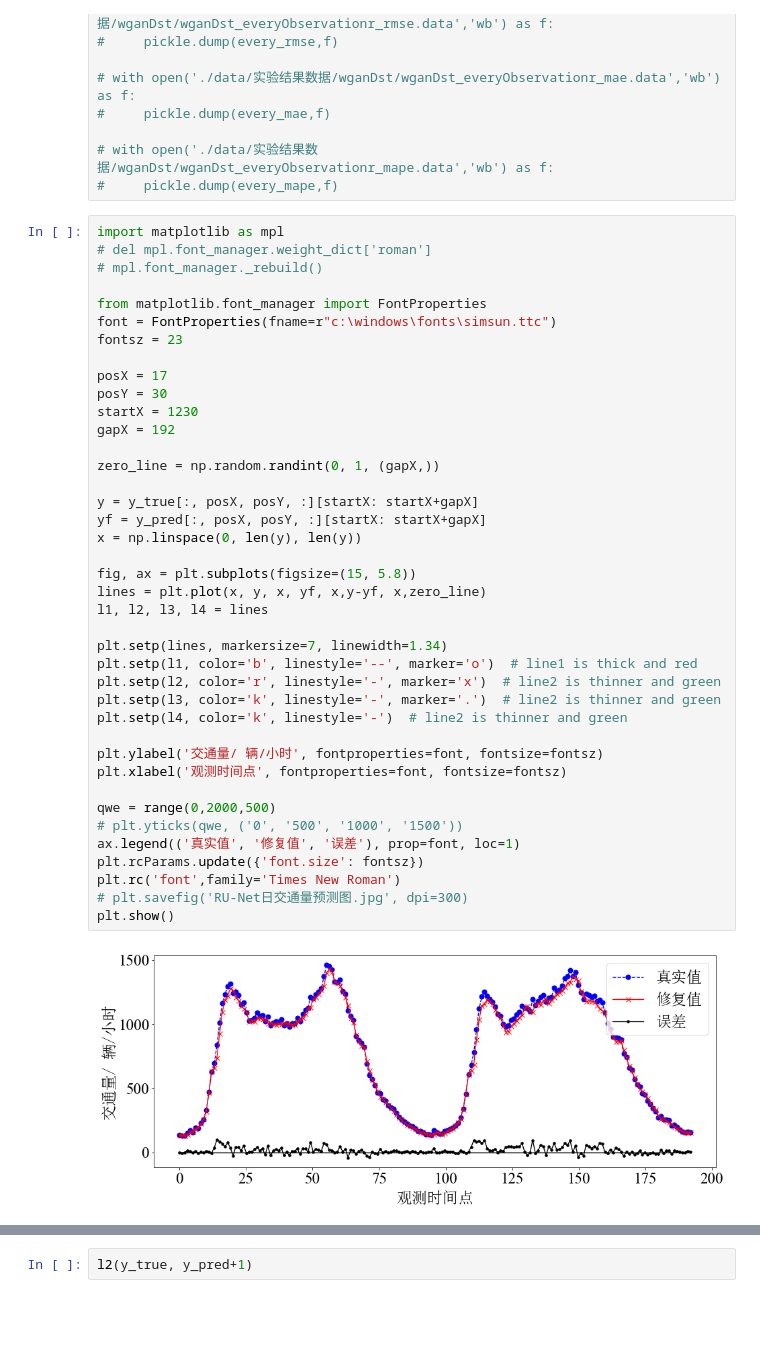
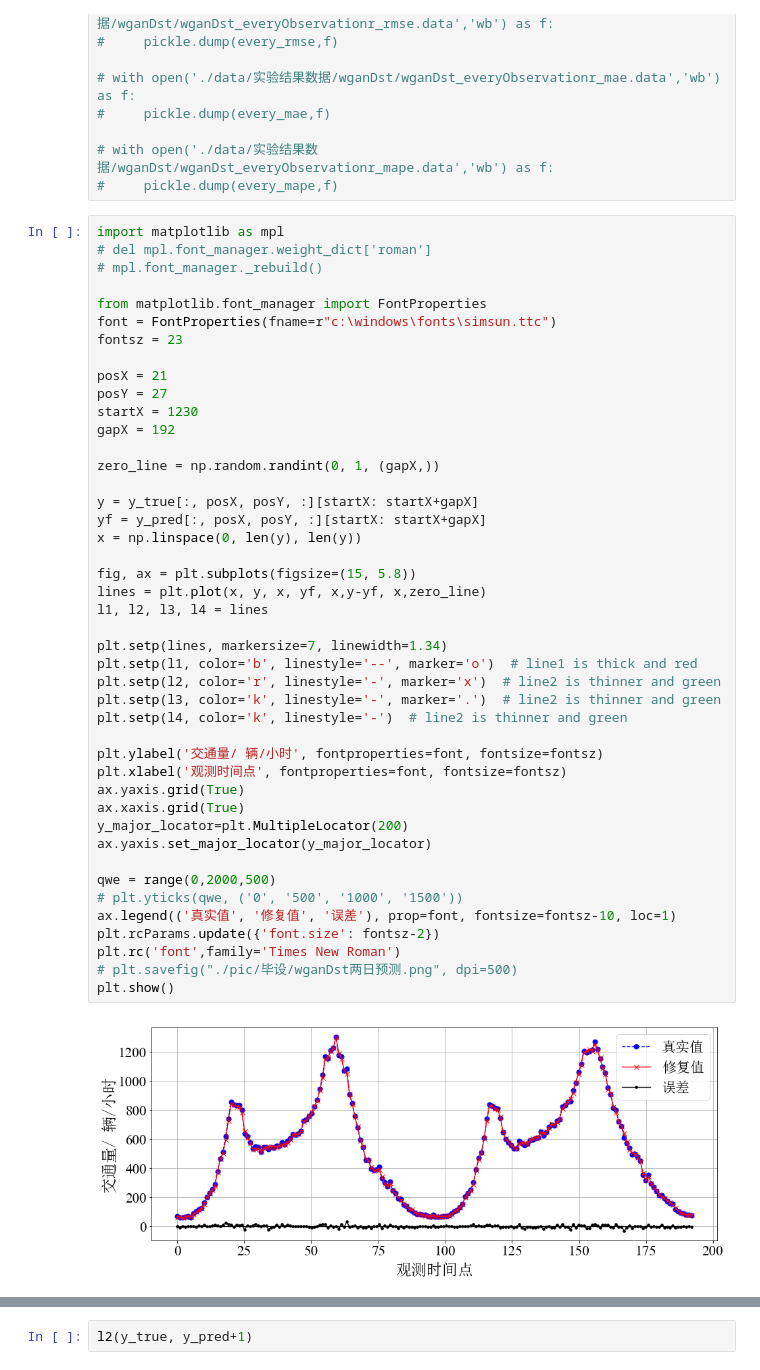
Before and after one commit to theMYang/freedom, a Jupyter notebook: 9wgangp_DST.ipynb, the cells around one changed output, grey strips where cells are left out. Cells and saved outputs as stored; diff of their text form; blank space fills up the shorter version.

```diff
--- a/9wgangp_DST.ipynb
+++ b/9wgangp_DST.ipynb
@@ -596,37 +596,41 @@ from matplotlib.font_manager import FontProperties
 font = FontProperties(fname=r"c:\windows\fonts\simsun.ttc")
 fontsz = 23
 
-posX = 17
-posY = 30
+posX = 21
+posY = 27
 startX = 1230
 gapX = 192
 
 zero_line = np.random.randint(0, 1, (gapX,))
 
 y = y_true[:, posX, posY, :][startX: startX+gapX]
 yf = y_pred[:, posX, posY, :][startX: startX+gapX]
 x = np.linspace(0, len(y), len(y))
 
 fig, ax = plt.subplots(figsize=(15, 5.8))
 lines = plt.plot(x, y, x, yf, x,y-yf, x,zero_line)
 l1, l2, l3, l4 = lines
 
 plt.setp(lines, markersize=7, linewidth=1.34)
 plt.setp(l1, color='b', linestyle='--', marker='o')  # line1 is thick and red
 plt.setp(l2, color='r', linestyle='-', marker='x')  # line2 is thinner and green
 plt.setp(l3, color='k', linestyle='-', marker='.')  # line2 is thinner and green
 plt.setp(l4, color='k', linestyle='-')  # line2 is thinner and green
 
 plt.ylabel('交通量/ 辆/小时', fontproperties=font, fontsize=fontsz)
 plt.xlabel('观测时间点', fontproperties=font, fontsize=fontsz)
+ax.yaxis.grid(True)
+ax.xaxis.grid(True)
+y_major_locator=plt.MultipleLocator(200)
+ax.yaxis.set_major_locator(y_major_locator)
 
 qwe = range(0,2000,500)
 # plt.yticks(qwe, ('0', '500', '1000', '1500'))
-ax.legend(('真实值', '修复值', '误差'), prop=font, loc=1)
-plt.rcParams.update({'font.size': fontsz})
+ax.legend(('真实值', '修复值', '误差'), prop=font, fontsize=fontsz-10, loc=1)
+plt.rcParams.update({'font.size': fontsz-2})
 plt.rc('font',family='Times New Roman')
-# plt.savefig('RU-Net日交通量预测图.jpg', dpi=300)
+# plt.savefig("./pic/毕设/wganDst两日预测.png", dpi=500)
 plt.show()
 # %% [output]
-[figure, old version]
+[figure, new version]
 # %%
```
Also changed, not shown: parts of 5 cells of this notebook, 6 other files.
